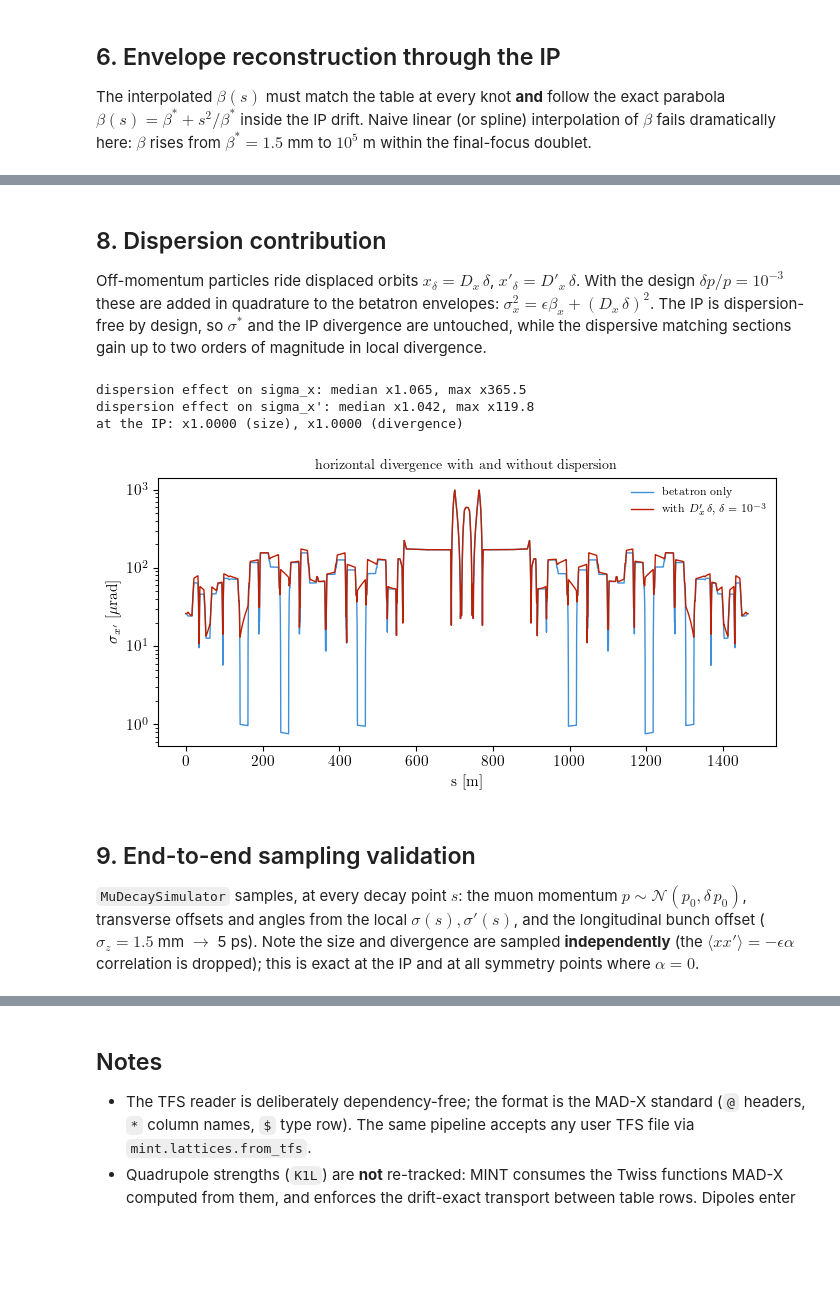
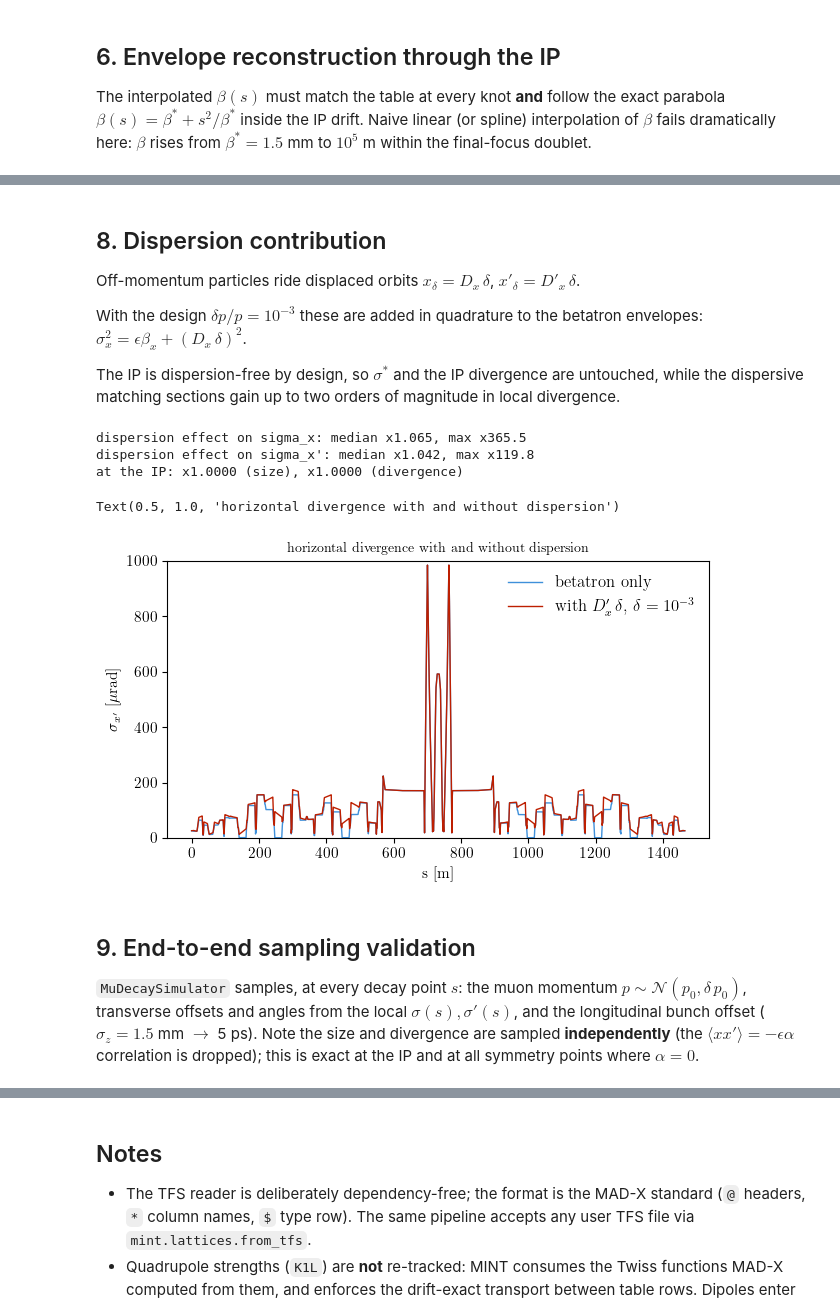
Before and after one commit to jchoi55/MINT, a Jupyter notebook: MINT_examples/beam_optics_plots.ipynb, the cells around one changed output, grey strips where cells are left out. Cells and saved outputs as stored; diff of their text form; code cells hidden in the pictures; blank space fills up the shorter version.

```diff
--- a/MINT_examples/beam_optics_plots.ipynb
+++ b/MINT_examples/beam_optics_plots.ipynb
@@ -447,47 +461,42 @@ total bend: table sum = 823.5898 mrad, integrated tangent sweep = 823.5898 mrad
 ## 8. Dispersion contribution
 
 Off-momentum particles ride displaced orbits $x_\delta = D_x\,\delta$,
-$x'_\delta = D'_x\,\delta$. With the design $\delta p/p = 10^{-3}$ these are
-added in quadrature to the betatron envelopes:
-$\sigma_x^2 = \epsilon\beta_x + (D_x\,\delta)^2$. The IP is
-dispersion-free by design, so $\sigma^*$ and the IP divergence are untouched,
-while the dispersive matching sections gain up to two orders of magnitude in
-local divergence.
+$x'_\delta = D'_x\,\delta$.
+
+With the design $\delta p/p = 10^{-3}$ these are added in quadrature to the betatron envelopes: $\sigma_x^2 = \epsilon\beta_x + (D_x\,\delta)^2$.
+
+The IP is dispersion-free by design, so $\sigma^*$ and the IP divergence are untouched, while the dispersive matching sections gain up to two orders of magnitude in local divergence.
 # %%
 ring0 = mint.lattices.load("mc_10tev_hybrid_v06", sigma_delta=None)
 r_sig = ring.beamsize_x(u) / ring0.beamsize_x(u)
 r_div = ring.beamdiv_x(u) / ring0.beamdiv_x(u)
 print(f"dispersion effect on sigma_x: median x{np.median(r_sig):.3f}, "
       f"max x{np.max(r_sig):.1f}")
 print(f"dispersion effect on sigma_x': median x{np.median(r_div):.3f}, "
       f"max x{np.max(r_div):.1f}")
 print(f"at the IP: x{r_sig[i_ip]:.4f} (size), x{r_div[i_ip]:.4f} (divergence)")
 
 fig, axd = plt.subplots(figsize=(7, 3.6))
 axd.plot(s_m, ring0.beamdiv_x(u) * 1e6, lw=1.0, label="betatron only")
 axd.plot(s_m, ring.beamdiv_x(u) * 1e6, lw=1.0,
          label=r"with $D'_x\,\delta$, $\delta = 10^{-3}$")
-axd.set_yscale("log")
+# axd.set_yscale("log")
+axd.set_ylim(0, 1000)
 axd.set_xlabel("s [m]")
 axd.set_ylabel(r"$\sigma_{x'}$ [$\mu$rad]")
-axd.legend(fontsize=8, frameon=False)
+axd.legend(fontsize=12, frameon=False)
 axd.set_title("horizontal divergence with and without dispersion", fontsize=10)
-plt.tight_layout()
 # %% [output]
 dispersion effect on sigma_x: median x1.065, max x365.5
 dispersion effect on sigma_x': median x1.042, max x119.8
 at the IP: x1.0000 (size), x1.0000 (divergence)
+Text(0.5, 1.0, 'horizontal divergence with and without dispersion')
-[figure, old version]
+[figure, new version]
 # %% [markdown]
 ## 9. End-to-end sampling validation
 
-`MuDecaySimulator` samples, at every decay point $s$: the muon momentum
-$p \sim \mathcal{N}(p_0, \delta\, p_0)$, transverse offsets and angles from
-the local $\sigma(s), \sigma'(s)$, and the longitudinal bunch offset
-($\sigma_z = 1.5$ mm $\to$ 5 ps). Note the size and divergence are sampled
-**independently** (the $\langle x x'\rangle = -\epsilon\alpha$ correlation is
-dropped); this is exact at the IP and at all symmetry points where
-$\alpha = 0$.
+`MuDecaySimulator` samples, at every decay point $s$: the muon momentum $p \sim \mathcal{N}(p_0, \delta\, p_0)$, transverse offsets and angles from the local $\sigma(s), \sigma'(s)$, and the longitudinal bunch offset ($\sigma_z = 1.5$ mm $\to$ 5 ps). Note the size and divergence are sampled **independently** (the $\langle x x'\rangle = -\epsilon\alpha$ correlation is
+dropped); this is exact at the IP and at all symmetry points where $\alpha = 0$.
 # %%
 np.random.seed(11)
 _, sim, _ = mint.beams.standard_beam("numubar", n_evals=100_000, ring=ring)
```
Also changed, not shown: parts of 11 cells of this notebook, 24 other files.
